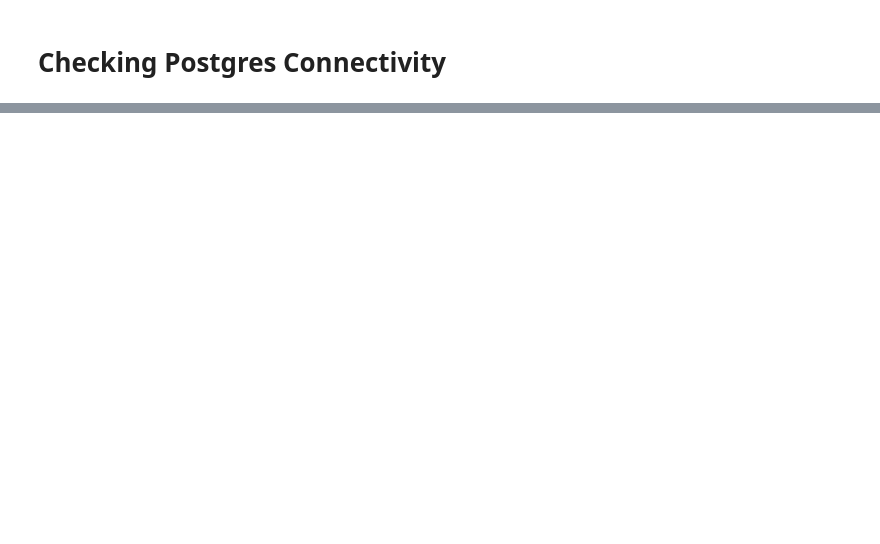
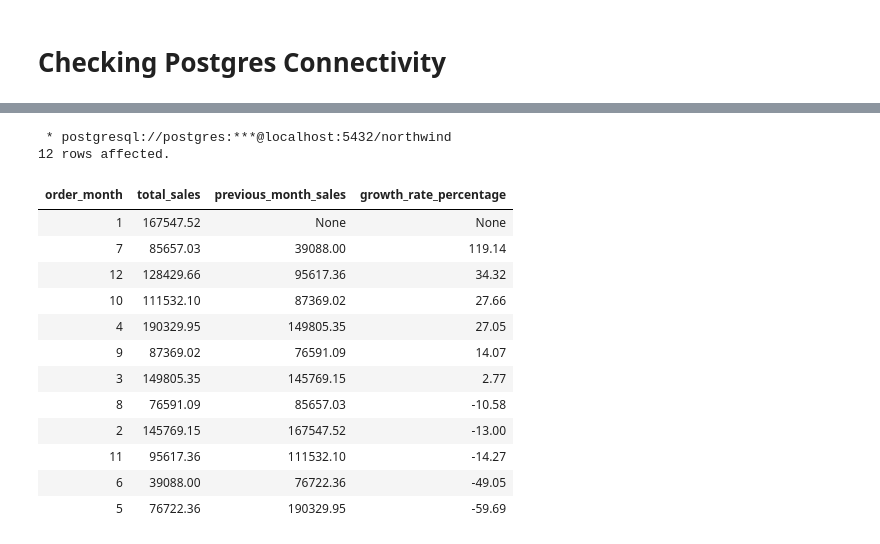
Before and after one commit to TomazFilgueira/Dq_Datascientist, a Jupyter notebook: 5 - Working with Datasources using SQL/5.6 - Window Functions in SQL/Window Function guided project.ipynb, the cells around one changed output, grey strips where cells are left out. Cells and saved outputs as stored; diff of their text form; code cells hidden in the pictures; blank space fills up the shorter version.

```diff
--- a/5 - Working with Datasources using SQL/5.6 - Window Functions in SQL/Window Function guided project.ipynb
+++ b/5 - Working with Datasources using SQL/5.6 - Window Functions in SQL/Window Function guided project.ipynb
@@ -54,0 +258,37 @@ SELECT * FROM customers LIMIT 5;
+# %%
+%%sql
+WITH monthly_sales AS (
+    SELECT EXTRACT(MONTH FROM order_date) as order_month,
+           ROUND(SUM(quantity * unit_price::numeric),2) AS total_sales
+    FROM orders_summary
+    group by EXTRACT(MONTH FROM order_date)
+
+    ),
+
+ growth_rates AS (
+    SELECT order_month,
+           total_sales,
+           LAG(total_sales, 1) OVER (ORDER BY order_month) AS previous_month_sales
+    FROM monthly_sales
+    )
+
+SELECT *,
+       ROUND(((total_sales - previous_month_sales) / previous_month_sales) * 100, 2) AS growth_rate_percentage
+FROM growth_rates
+ORDER BY growth_rate_percentage DESC;
+# %% [output]
+ * postgresql://postgres:***@localhost:5432/northwind
+12 rows affected.
+| order_month | total_sales | previous_month_sales | growth_rate_percentage |
+| 1 | 167547.52 | None | None |
+| 7 | 85657.03 | 39088.00 | 119.14 |
+| 12 | 128429.66 | 95617.36 | 34.32 |
+| 10 | 111532.10 | 87369.02 | 27.66 |
+| 4 | 190329.95 | 149805.35 | 27.05 |
+| 9 | 87369.02 | 76591.09 | 14.07 |
+| 3 | 149805.35 | 145769.15 | 2.77 |
+| 8 | 76591.09 | 85657.03 | -10.58 |
+| 2 | 145769.15 | 167547.52 | -13.00 |
+| 11 | 95617.36 | 111532.10 | -14.27 |
+| 6 | 39088.00 | 76722.36 | -49.05 |
+| 5 | 76722.36 | 190329.95 | -59.69 |
```
Also changed, not shown: parts of 17 cells of this notebook.
